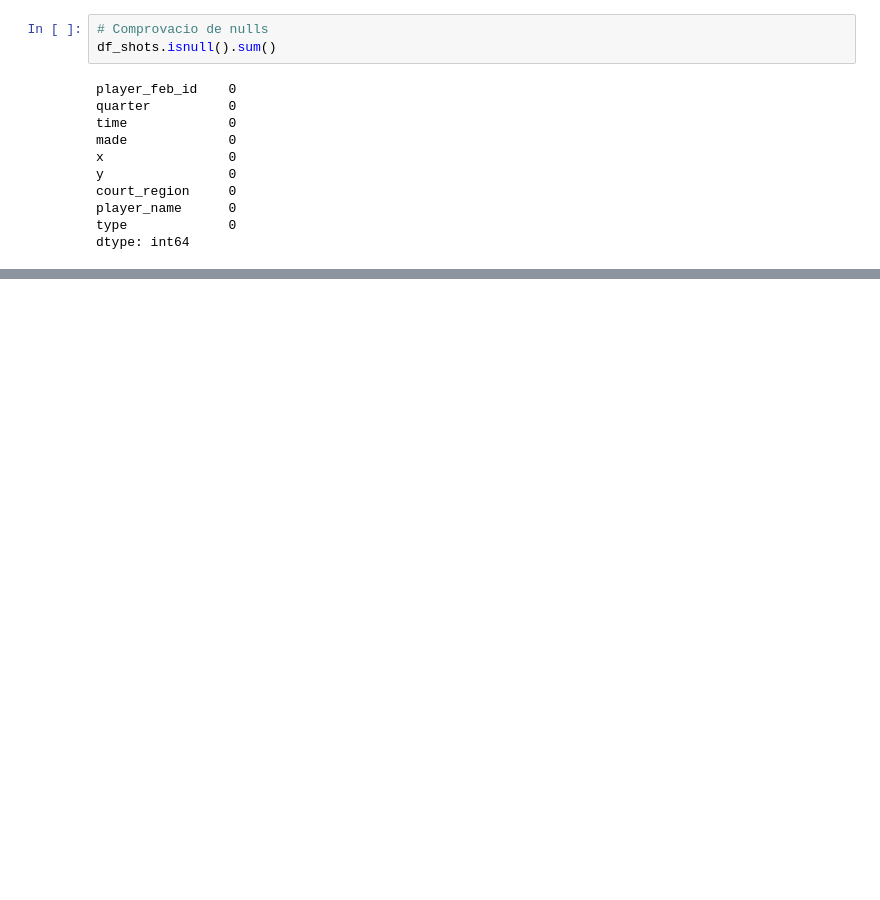
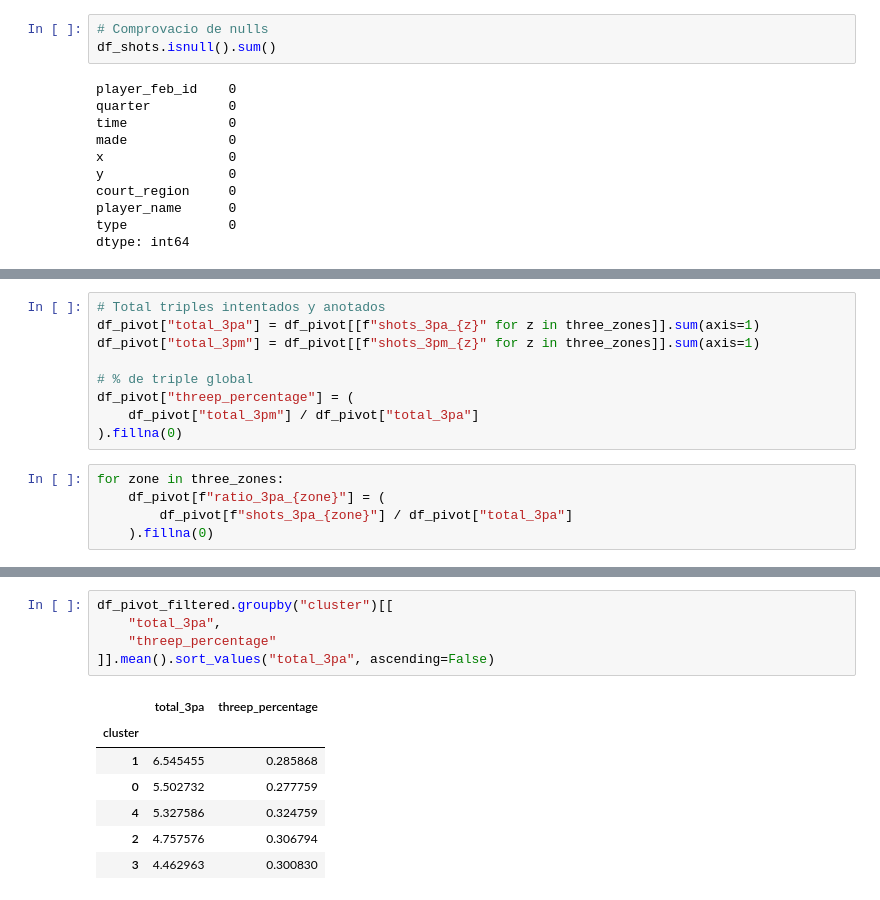
Before and after one commit to JoseGomez23/feb_jose_alvaro, a Jupyter notebook: feb_jose_alvaro.ipynb, the cells around one changed output, grey strips where cells are left out. Drawn from its saved outputs; the diff is of its cells as text; blank space fills up the shorter version.

```diff
--- a/feb_jose_alvaro.ipynb
+++ b/feb_jose_alvaro.ipynb
@@ -112,0 +170,14 @@ dtype: int64
+# %%
+# Total triples intentados y anotados
+df_pivot["total_3pa"] = df_pivot[[f"shots_3pa_{z}" for z in three_zones]].sum(axis=1)
+df_pivot["total_3pm"] = df_pivot[[f"shots_3pm_{z}" for z in three_zones]].sum(axis=1)
+
+# % de triple global
+df_pivot["threep_percentage"] = (
+    df_pivot["total_3pm"] / df_pivot["total_3pa"]
+).fillna(0)
+# %%
+for zone in three_zones:
+    df_pivot[f"ratio_3pa_{zone}"] = (
+        df_pivot[f"shots_3pa_{zone}"] / df_pivot["total_3pa"]
+    ).fillna(0)
@@ -168,0 +296,13 @@ Silhouette score: 0.41734399689648194
+# %%
+df_pivot_filtered.groupby("cluster")[[
+    "total_3pa",
+    "threep_percentage"
+]].mean().sort_values("total_3pa", ascending=False)
+# %% [output]
+|  | total_3pa | threep_percentage |
+| cluster |  |  |
+| 1 | 6.545455 | 0.285868 |
+| 0 | 5.502732 | 0.277759 |
+| 4 | 5.327586 | 0.324759 |
+| 2 | 4.757576 | 0.306794 |
+| 3 | 4.462963 | 0.300830 |
```
Also changed, not shown: parts of 16 cells of this notebook.
